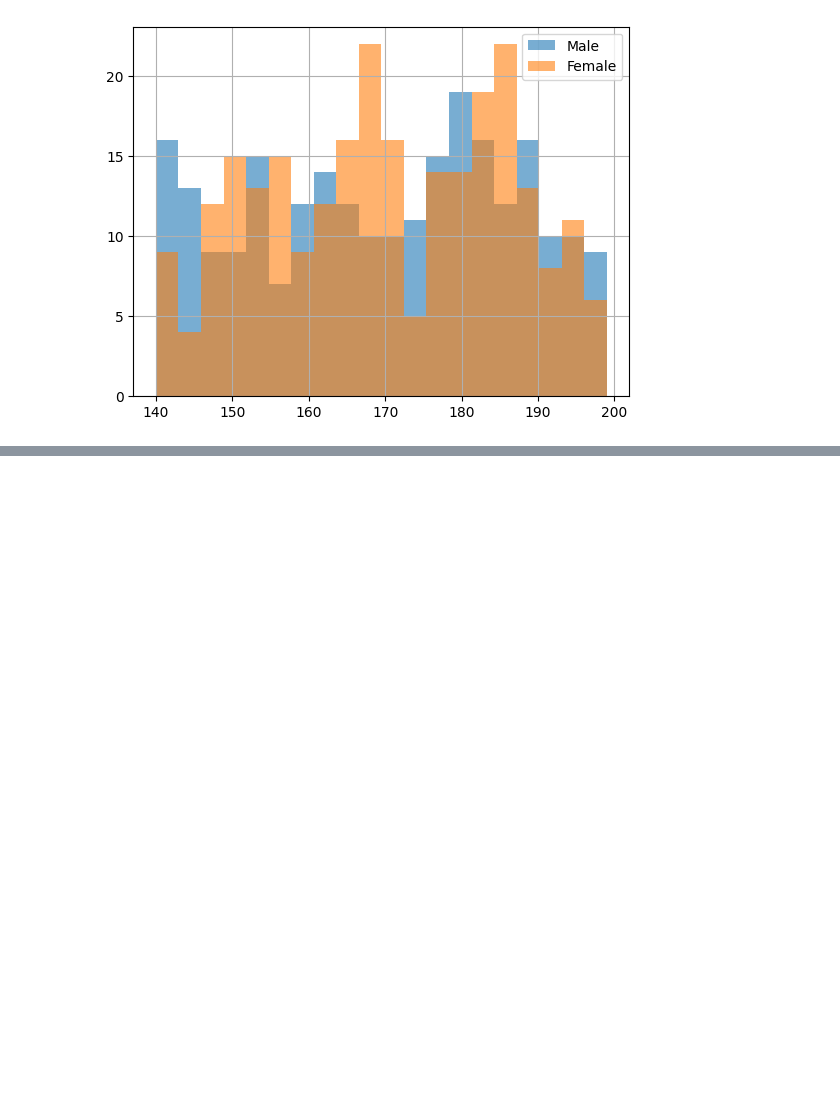
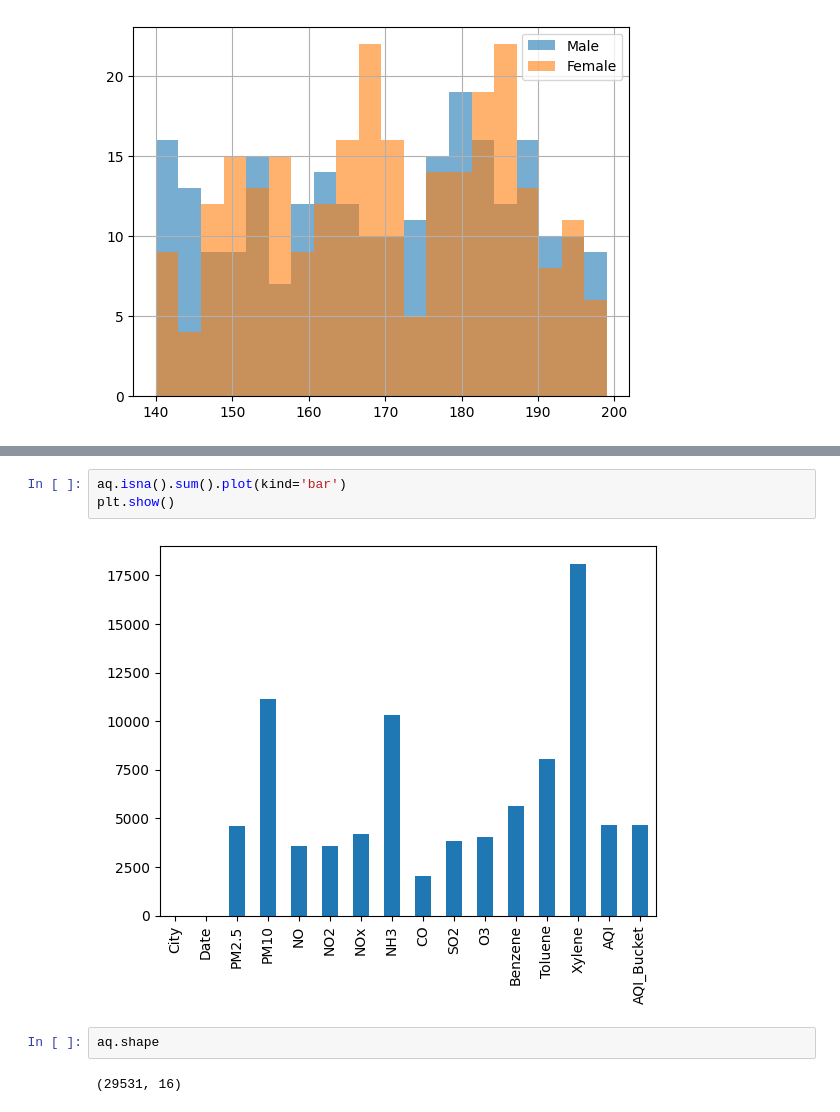
Before and after one commit to golubnichiy/bigdata_0925, a Jupyter notebook: day_02.ipynb, the cells around one changed output, grey strips where cells are left out. Drawn from its saved outputs; the diff is of its cells as text; blank space fills up the shorter version.

```diff
--- a/day_02.ipynb
+++ b/day_02.ipynb
@@ -110,0 +193,9 @@ plt.show()
+# %%
+aq.isna().sum().plot(kind='bar')
+plt.show()
+# %% [output]
+[figure, added]
+# %%
+aq.shape
+# %% [output]
+(29531, 16)
```
Also changed, not shown: parts of 11 cells of this notebook.
